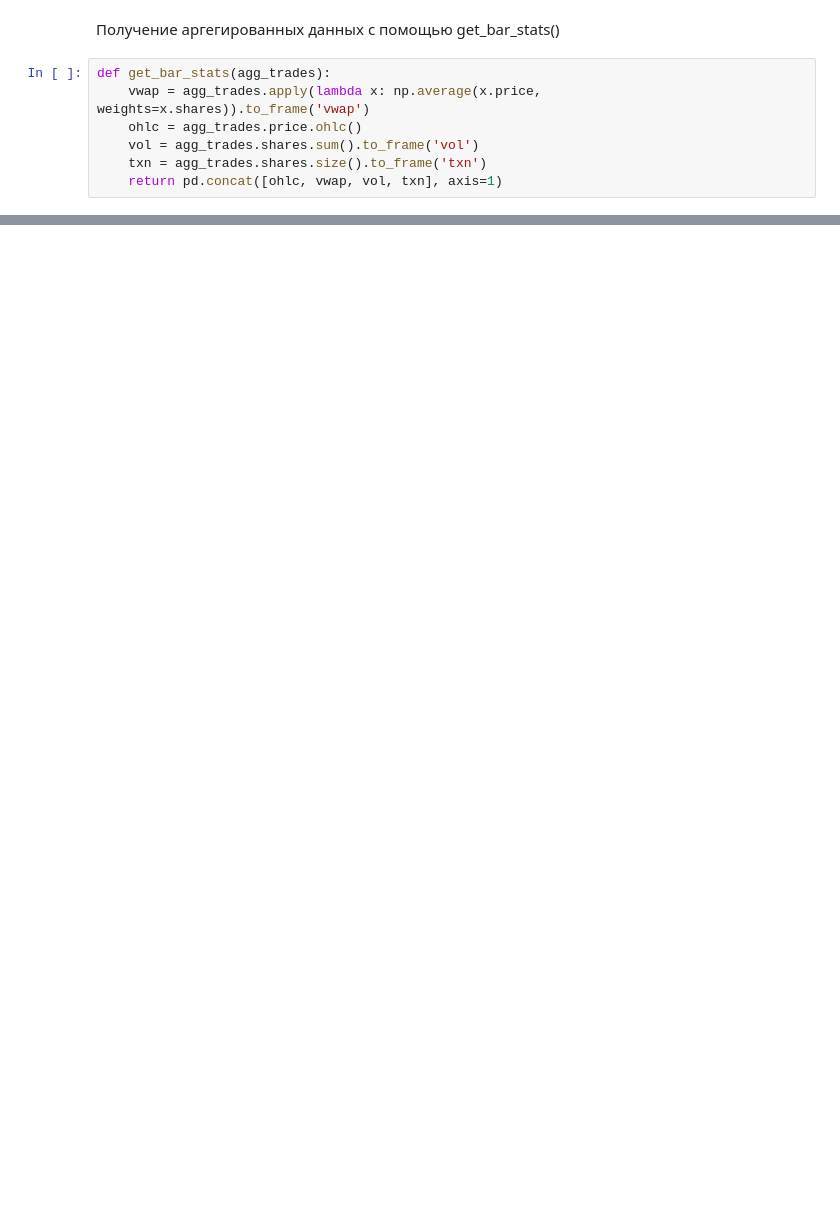
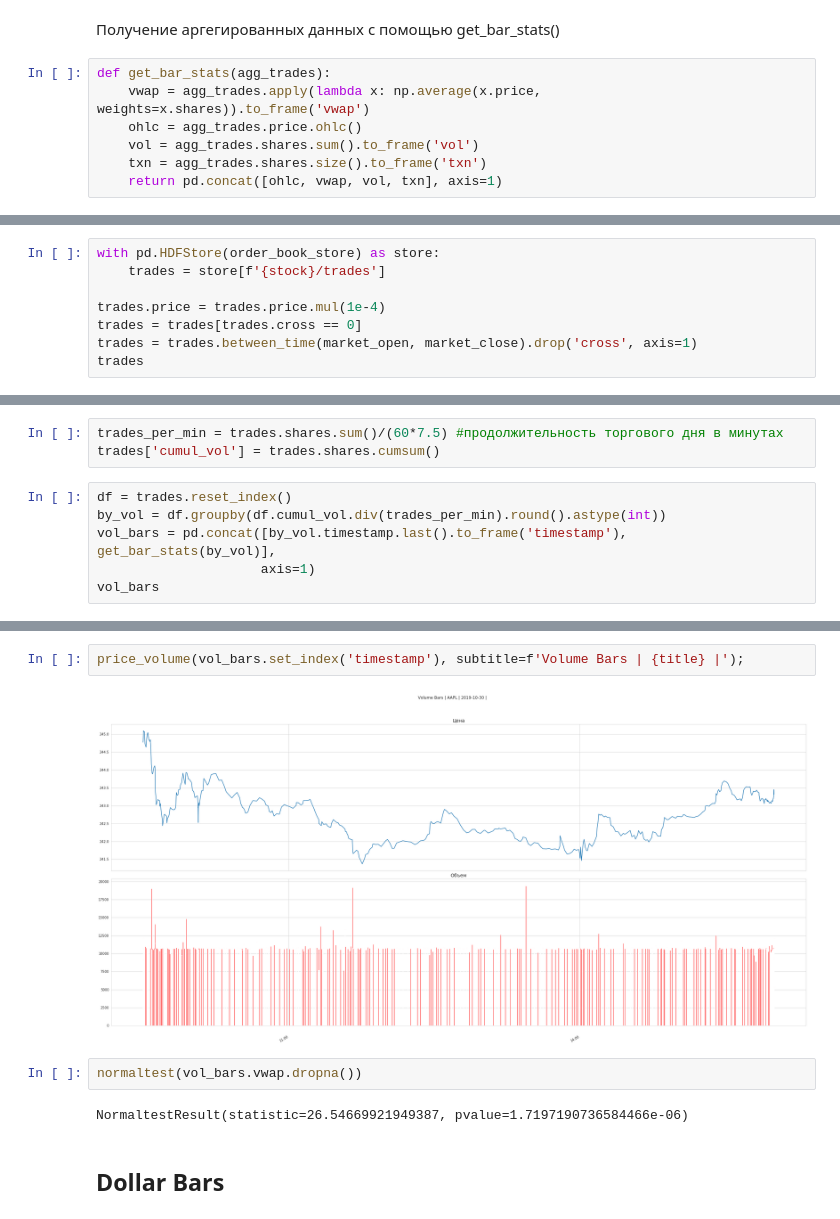
Before and after one commit to KarimEG45/MachineLearningTrading, a Jupyter notebook: 02_market_and_fundamental_data/01_NASDAQ_TotalView-ITCH_Order_Book/my_03_normalize_tick.ipynb, the cells around one changed output, grey strips where cells are left out. Drawn from its saved outputs; the diff is of its cells as text; blank space fills up the shorter version.

```diff
--- a/02_market_and_fundamental_data/01_NASDAQ_TotalView-ITCH_Order_Book/my_03_normalize_tick.ipynb
+++ b/02_market_and_fundamental_data/01_NASDAQ_TotalView-ITCH_Order_Book/my_03_normalize_tick.ipynb
@@ -155,0 +185,8 @@ price_volume(time_bars, subtitle=f'Значение цены для {title} на
+# %%
+with pd.HDFStore(order_book_store) as store:
+    trades = store[f'{stock}/trades']
+
+trades.price = trades.price.mul(1e-4)
+trades = trades[trades.cross == 0]
+trades = trades.between_time(market_open, market_close).drop('cross', axis=1)
+trades
@@ -155,0 +208,9 @@ price_volume(time_bars, subtitle=f'Значение цены для {title} на
+# %%
+trades_per_min = trades.shares.sum()/(60*7.5) #продолжительность торгового дня в минутах
+trades['cumul_vol'] = trades.shares.cumsum()
+# %%
+df = trades.reset_index()
+by_vol = df.groupby(df.cumul_vol.div(trades_per_min).round().astype(int))
+vol_bars = pd.concat([by_vol.timestamp.last().to_frame('timestamp'), get_bar_stats(by_vol)],
+                     axis=1)
+vol_bars
@@ -155,0 +232,10 @@ price_volume(time_bars, subtitle=f'Значение цены для {title} на
+# %%
+price_volume(vol_bars.set_index('timestamp'), subtitle=f'Volume Bars | {title} |');
+# %% [output]
+[figure, added]
+# %%
+normaltest(vol_bars.vwap.dropna())
+# %% [output]
+NormaltestResult(statistic=26.54669921949387, pvalue=1.7197190736584466e-06)
+# %% [markdown]
+## Dollar Bars
```
Also changed, not shown: parts of 16 cells of this notebook.
